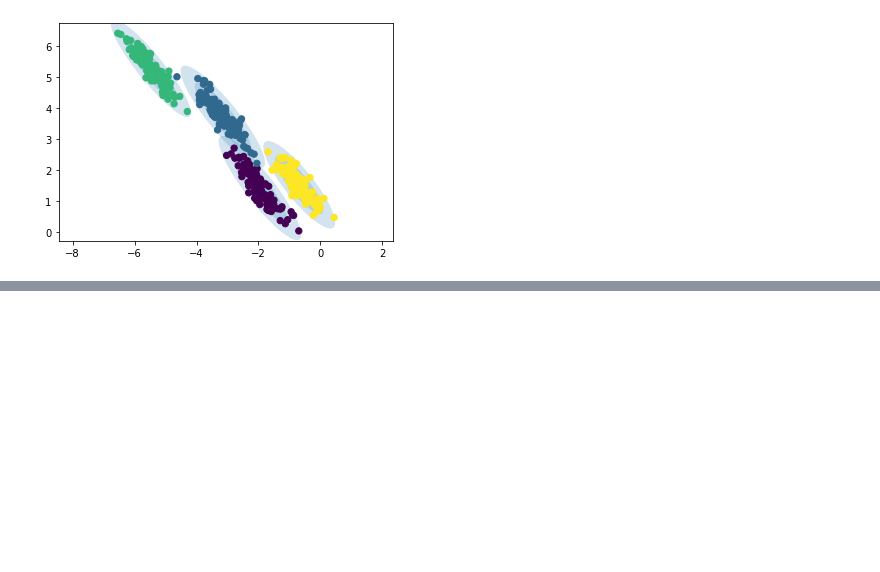
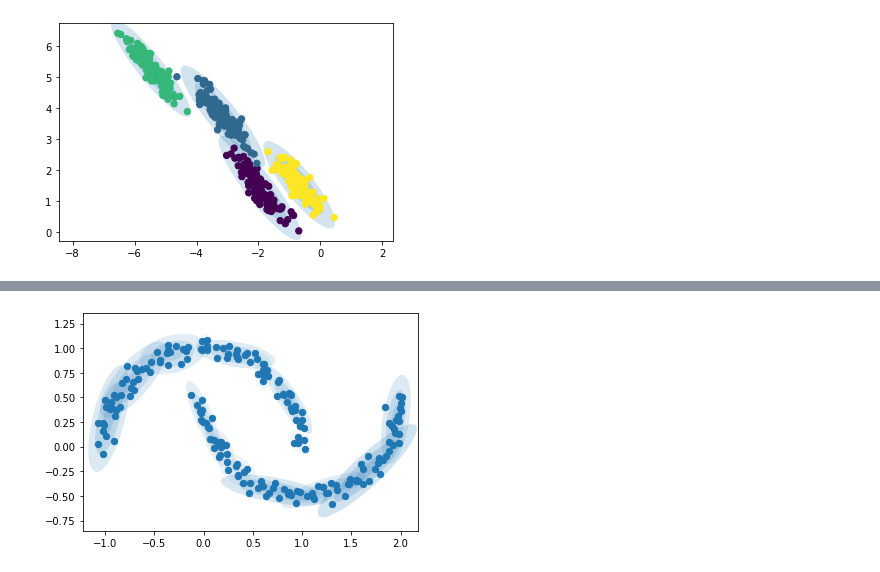
Before and after one commit to Arefe-Masnouie/data-mining, a Jupyter notebook: ML/unsupervised_learning/guasian_mix.ipynb, the cells around one changed output, grey strips where cells are left out. Saved outputs shown, nothing was run; the diff lists cells and outputs as text; code cells hidden in the pictures; blank space fills up the shorter version.

```diff
--- a/ML/unsupervised_learning/guasian_mix.ipynb
+++ b/ML/unsupervised_learning/guasian_mix.ipynb
@@ -115,0 +127,5 @@ plot_gmm(gmm, X_stretched)
+# %%
+gmm16 = mixture.GaussianMixture(n_components=16, covariance_type='full', random_state=0)
+plot_gmm(gmm16, Xmoon, label=False)
+# %% [output]
+[figure, added]
```
Also changed, not shown: parts of 11 cells of this notebook.
